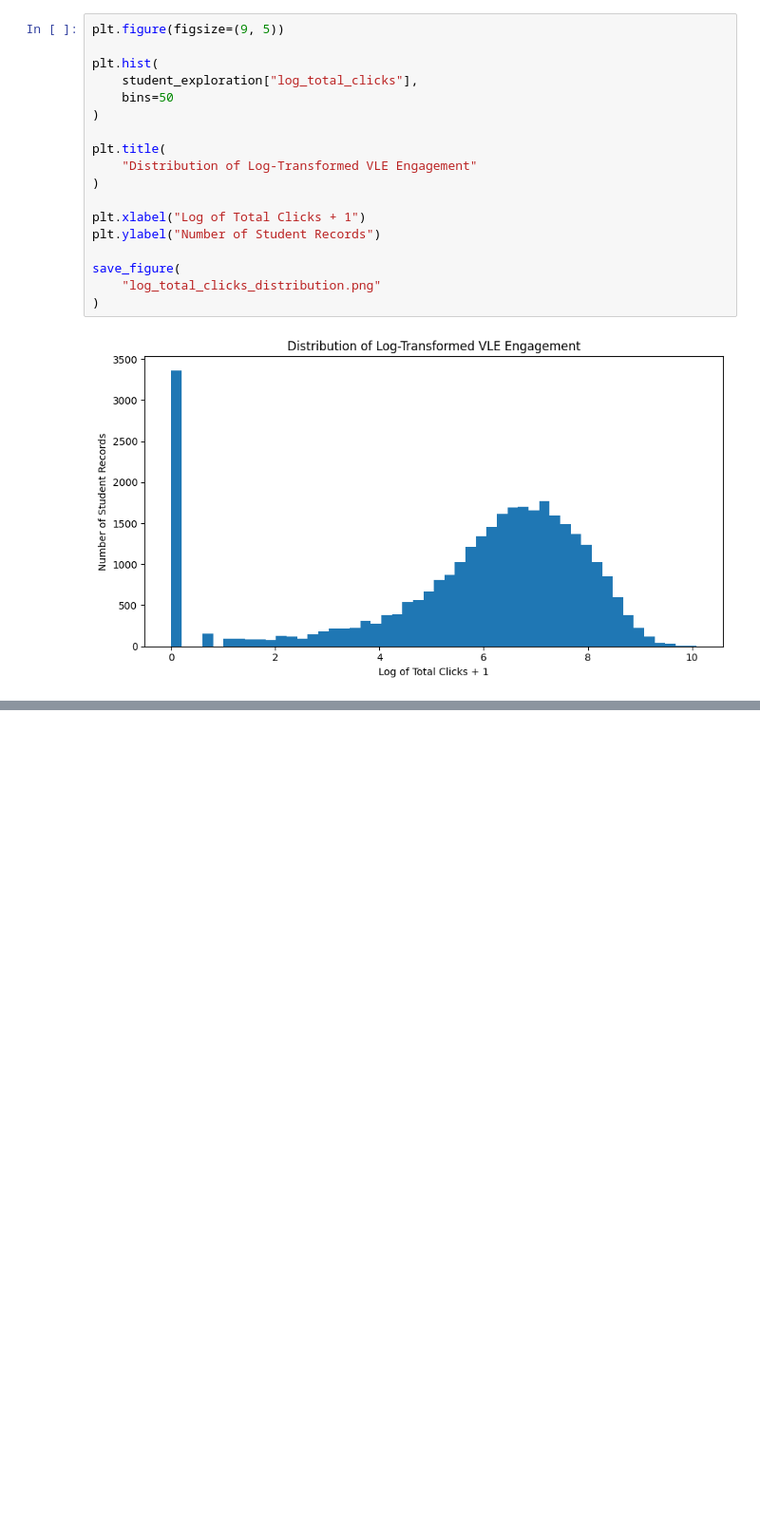
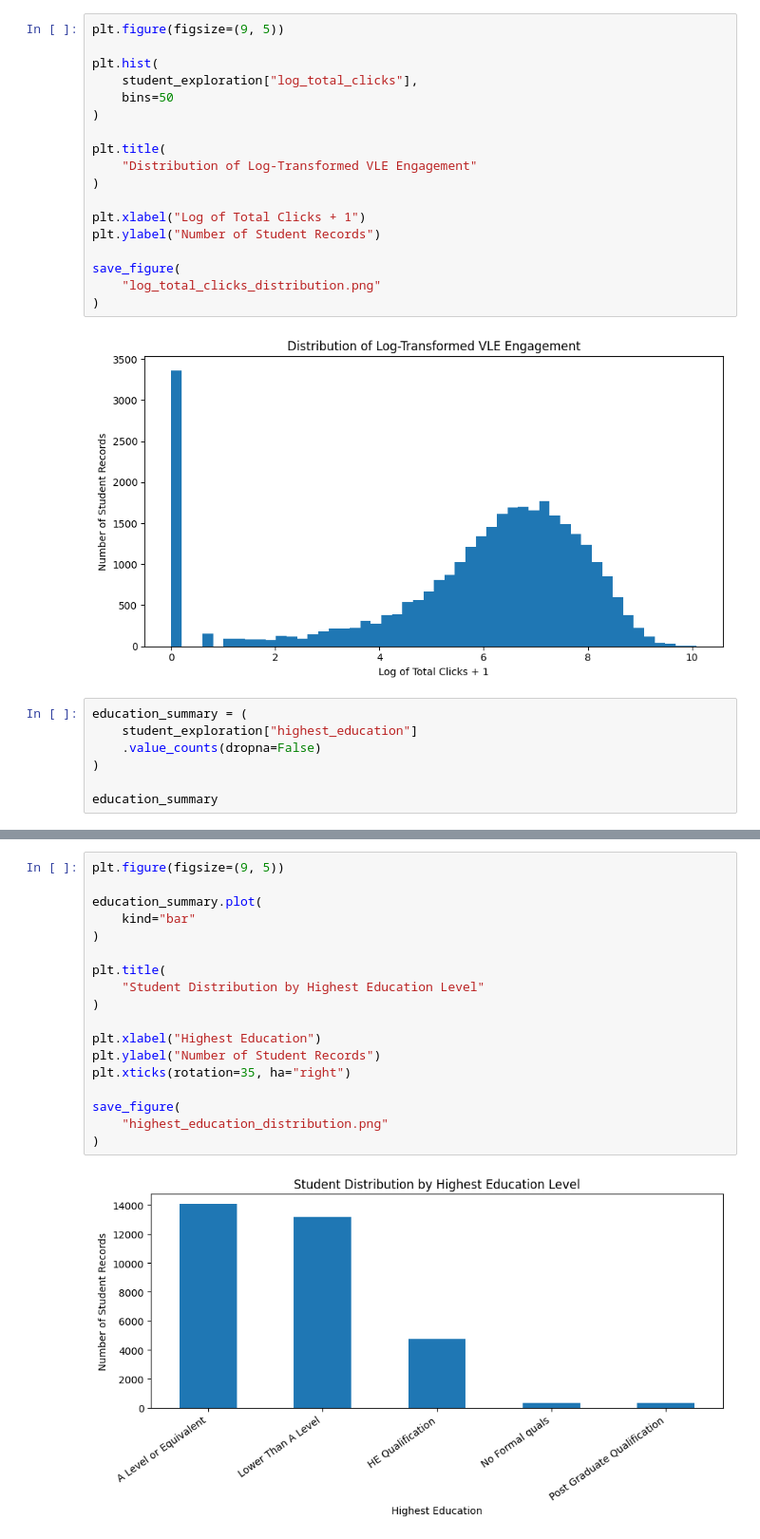
Before and after one commit to maverick8675309/seaid-framework, a Jupyter notebook: Notebooks/01_data_exploration.ipynb, the cells around one changed output, grey strips where cells are left out. Shown at 95% size. Drawn from its saved outputs; the diff is of its cells as text; blank space fills up the shorter version.

```diff
--- a/Notebooks/01_data_exploration.ipynb
+++ b/Notebooks/01_data_exploration.ipynb
@@ -512,3 +511,10 @@ save_figure(
 )
 # %% [output]
 [figure]
+# %%
+education_summary = (
+    student_exploration["highest_education"]
+    .value_counts(dropna=False)
+)
+
+education_summary
@@ -514,0 +530,20 @@ save_figure(
+# %%
+plt.figure(figsize=(9, 5))
+
+education_summary.plot(
+    kind="bar"
+)
+
+plt.title(
+    "Student Distribution by Highest Education Level"
+)
+
+plt.xlabel("Highest Education")
+plt.ylabel("Number of Student Records")
+plt.xticks(rotation=35, ha="right")
+
+save_figure(
+    "highest_education_distribution.png"
+)
+# %% [output]
+[figure, added]
```
Also changed, not shown: parts of 22 cells of this notebook.
